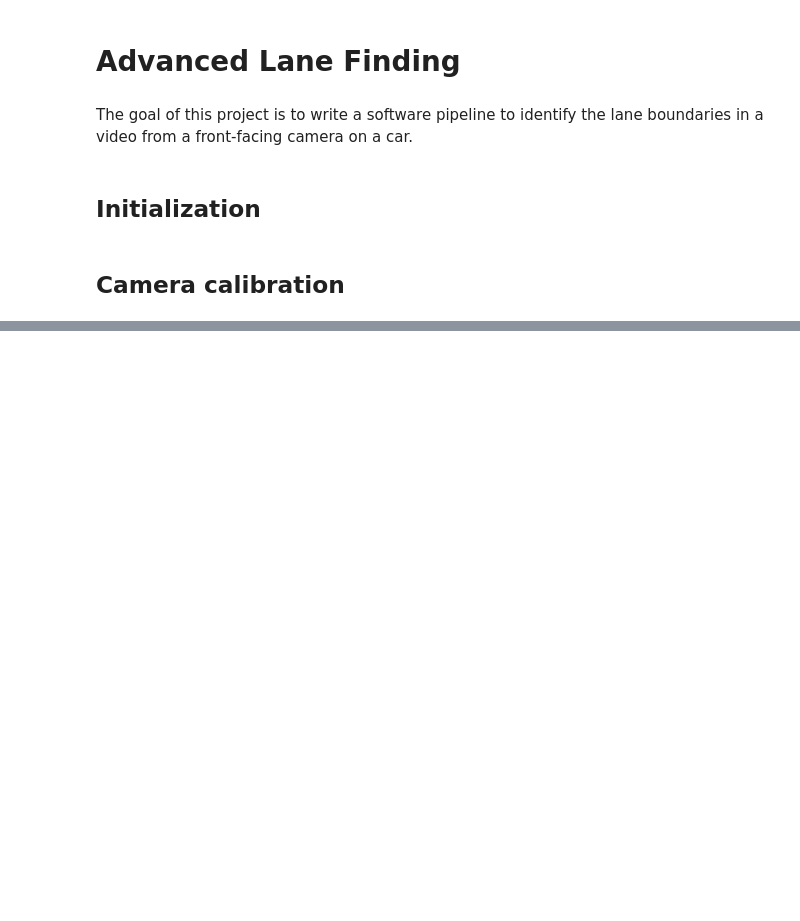
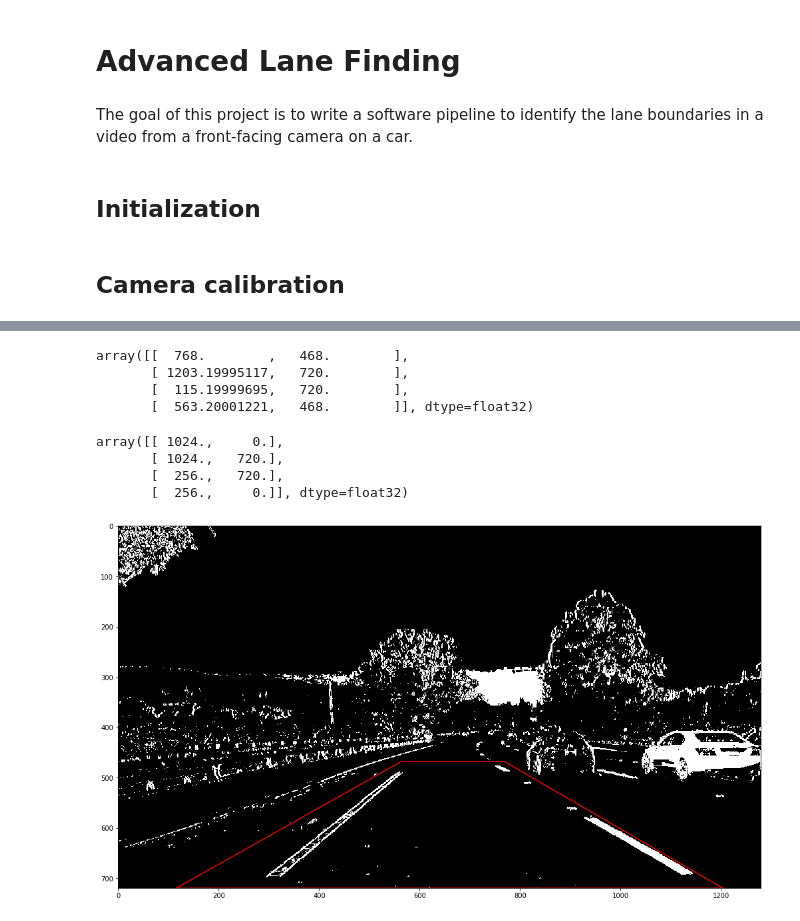
Before and after one commit to madsonrda/advanced_lane_lines, a Jupyter notebook: advanced_lane_finding.ipynb, the cells around one changed output, grey strips where cells are left out. Drawn from its saved outputs; the diff is of its cells as text; code cells hidden in the pictures; blank space fills up the shorter version.

```diff
--- a/advanced_lane_finding.ipynb
+++ b/advanced_lane_finding.ipynb
@@ -125,0 +204,29 @@ plt.subplots_adjust(left=0., right=1, top=0.9, bottom=0.)
+# %%
+src = np.array([
+        [img.shape[1] * 0.6, img.shape[0] * 0.65],
+        [img.shape[1]*0.94, img.shape[0]],
+        [img.shape[1]*0.09, img.shape[0]],
+        [img.shape[1] * 0.44, img.shape[0] * 0.65],
+    ],dtype='float32')
+
+# Destination coordinates
+dst = np.array([
+        [img.shape[1] * 0.8, 0],
+        [img.shape[1] * 0.8, img.shape[0]],
+        [img.shape[1] * 0.2, img.shape[0]],
+        [img.shape[1] * 0.2, 0],
+    ],dtype='float32')
+# %%
+src
+# %% [output]
+array([[  768.        ,   468.        ],
+       [ 1203.19995117,   720.        ],
+       [  115.19999695,   720.        ],
+       [  563.20001221,   468.        ]], dtype=float32)
+# %%
+dst
+# %% [output]
+array([[ 1024.,     0.],
+       [ 1024.,   720.],
+       [  256.,   720.],
+       [  256.,     0.]], dtype=float32)
@@ -125,0 +236,11 @@ plt.subplots_adjust(left=0., right=1, top=0.9, bottom=0.)
+# %%
+plt.figure(figsize=(20,10))
+x = list(src[:,0])
+y = list(src[:,1])
+x.append(src[0,0])
+y.append(src[0,1])
+plt.plot(x, y, 'r-')
+plt.imshow(combined,cmap='gray')
+plt.show()
+# %% [output]
+[figure, added]
```
Also changed, not shown: parts of 38 cells of this notebook, 4 other files.
